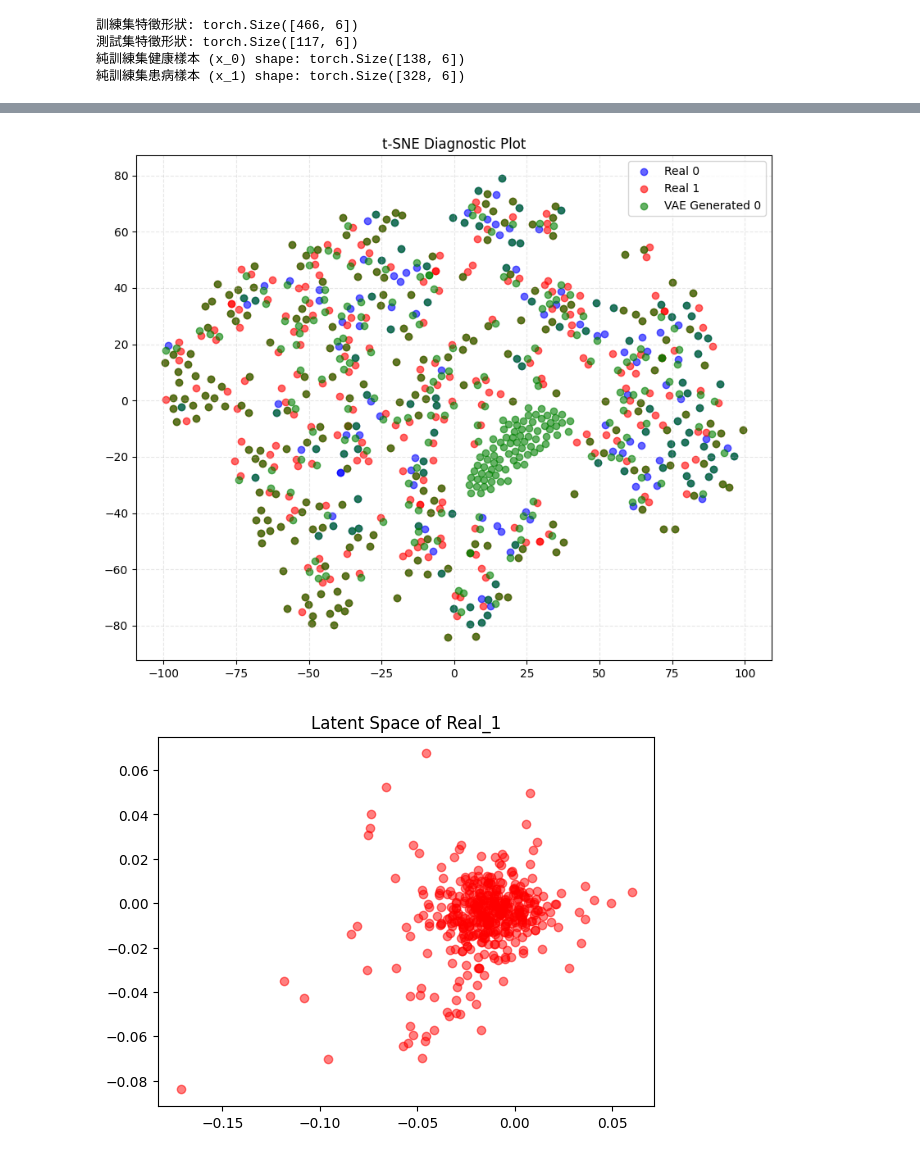
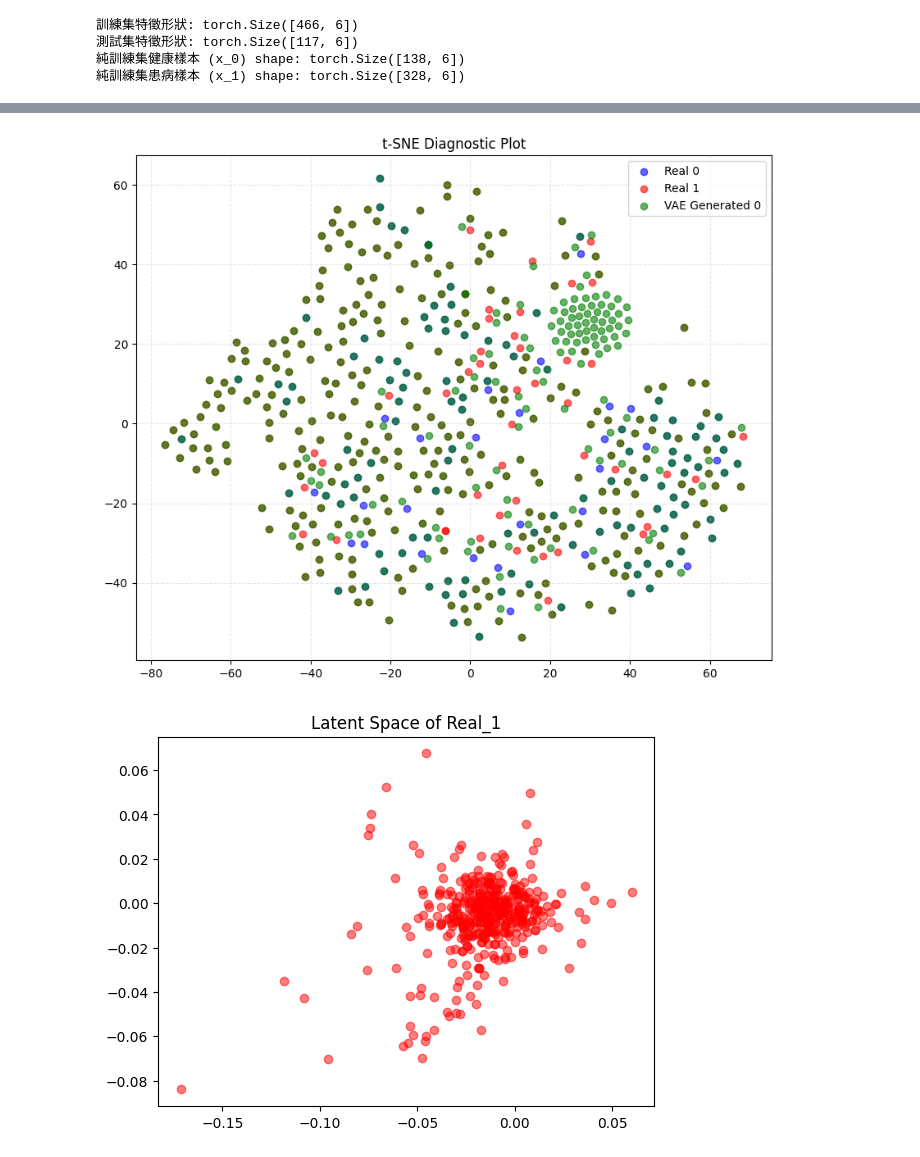
Before and after one commit to Iittlefish/parallel_res_network-with-VAE-reconstruct-error, a Jupyter notebook: liver-cirrhosis-detection-with-vae.ipynb, the cells around one changed output, grey strips where cells are left out. Cells and saved outputs as stored; diff of their text form; code cells hidden in the pictures.

```diff
--- a/liver-cirrhosis-detection-with-vae.ipynb
+++ b/liver-cirrhosis-detection-with-vae.ipynb
@@ -122,7 +122,7 @@ print(f"純訓練集患病樣本 (x_1) shape: {x_1.shape}")
 # %%
 class VAE(nn.Module):
 
-    def __init__(self, input_dim=6, hidden_dim=32, latent_dim=4, scale_factor = 1.0):
+    def __init__(self, input_dim=6, hidden_dim=32, latent_dim=4):
         super().__init__()
 
         # Encoder
@@ -152,7 +152,7 @@ class VAE(nn.Module):
 
     def forward(self, x):
         mu, logvar = self.encode(x)
-        z = self.reparameterize(mu, logvar, alpha=1.5)
+        z = self.reparameterize(mu, logvar, alpha=2.0)
         reconstruction = self.decode(z)
         return reconstruction, mu, logvar
 
@@ -314,42 +443,42 @@ import matplotlib.pyplot as plt
 import numpy as np
 from sklearn.manifold import TSNE
 
-x_vae_0, _ = sampling_fn(80)
+x_vae_0, _ = sampling_fn(50)
 X = np.concatenate([x_0, x_1, x_vae_0], axis=0)
 
 y = np.concatenate(
     [
         np.zeros(len(x_0)),
         np.ones(len(x_1)),
         np.ones(len(x_vae_0)) * 2,
     ]
 )
 
 
-tsne = TSNE(n_components=2, perplexity=30, n_iter=1000, random_state=42)
+tsne = TSNE(n_components=2, perplexity=80, n_iter=1000, random_state=42)
 X_embedded = tsne.fit_transform(X)
 
 plt.figure(figsize=(10, 8))
 colors = ["blue", "red", "green"]
 labels = ["Real 0", "Real 1", "VAE Generated 0"]
 
 for i in range(3):
     idx = y == i
     plt.scatter(
         X_embedded[idx, 0],
         X_embedded[idx, 1],
         c=colors[i],
         label=labels[i],
         alpha=0.6,
     )
 plt.grid(True, linestyle='--', alpha=0.3)
 
 plt.legend()
 plt.title("t-SNE Diagnostic Plot")
 plt.savefig("tsne_diagnostic_plot.png", dpi=300, bbox_inches='tight')
 plt.show()
 # %% [output]
-[figure, old version]
+[figure, new version]
 # %%
 mu_1, _ = VAE_model.encode(x_1)
 # 畫出 mu 的散點圖
```
Also changed, not shown: parts of 6 cells of this notebook.
